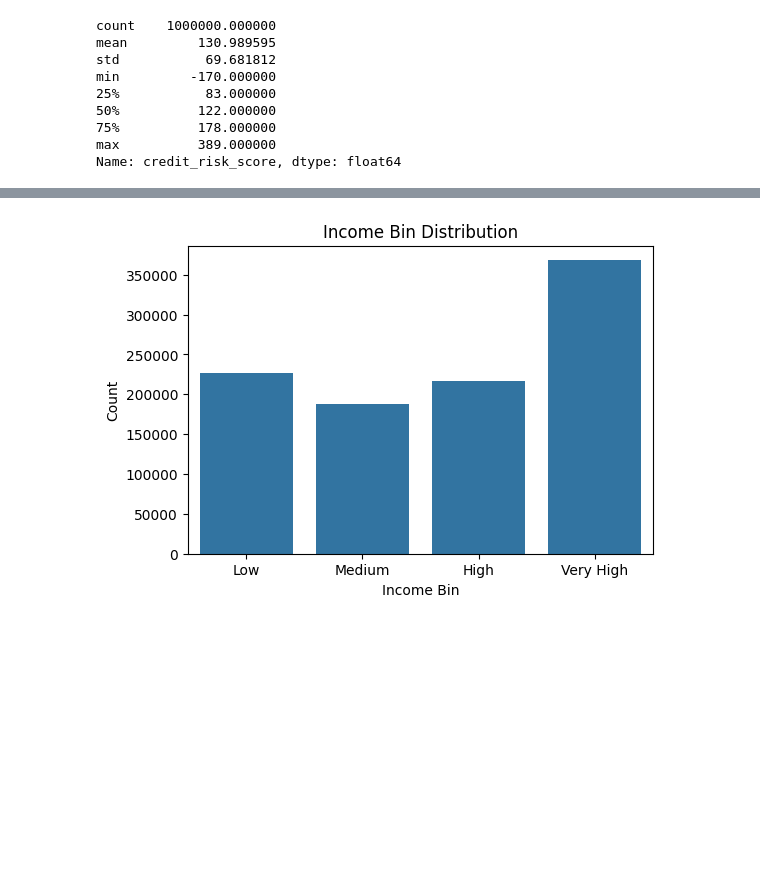
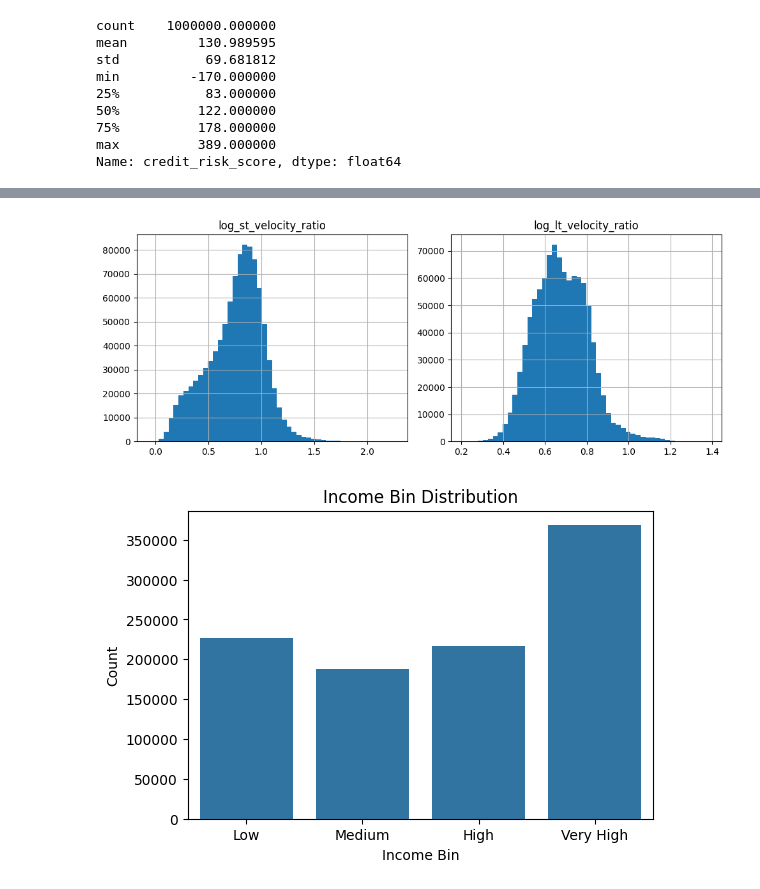
Before and after one commit to bernisschow/DSA4263-Business-and-Commerce-Fraud-Detection, a Jupyter notebook: notebooks/data_cleaning_and_eda.ipynb, the cells around one changed output, grey strips where cells are left out. Saved outputs shown, nothing was run; the diff lists cells and outputs as text; code cells hidden in the pictures; blank space fills up the shorter version.

```diff
--- a/notebooks/data_cleaning_and_eda.ipynb
+++ b/notebooks/data_cleaning_and_eda.ipynb
@@ -319,3 +322,12 @@ df.head()
+# %%
+df['log_st_velocity_ratio'] = np.log1p(df['st_velocity_ratio'])
+df['log_lt_velocity_ratio'] = np.log1p(df['lt_velocity_ratio'])
+
+df[['log_st_velocity_ratio', 'log_lt_velocity_ratio']].hist(bins=50, figsize=(10, 4))
+plt.tight_layout()
+plt.show()
+# %% [output]
+[figure, added]
 # %%
 # Count plot for income bin
 plt.figure(figsize=(6, 4))
```
Also changed, not shown: parts of 7 cells of this notebook.
